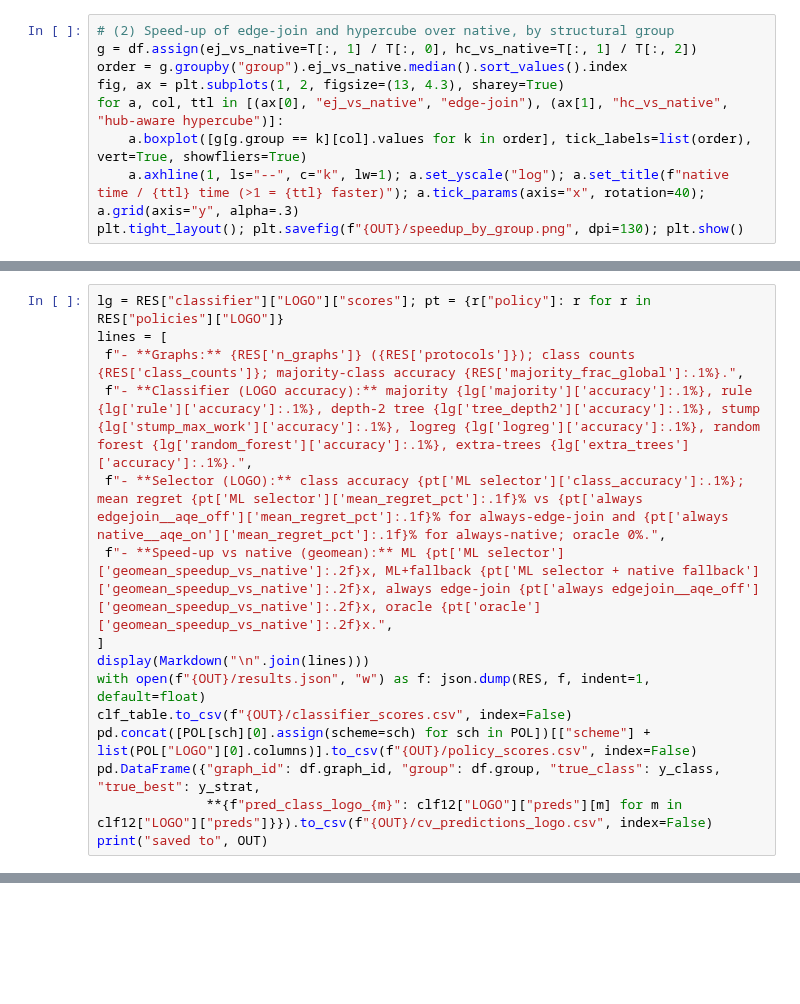
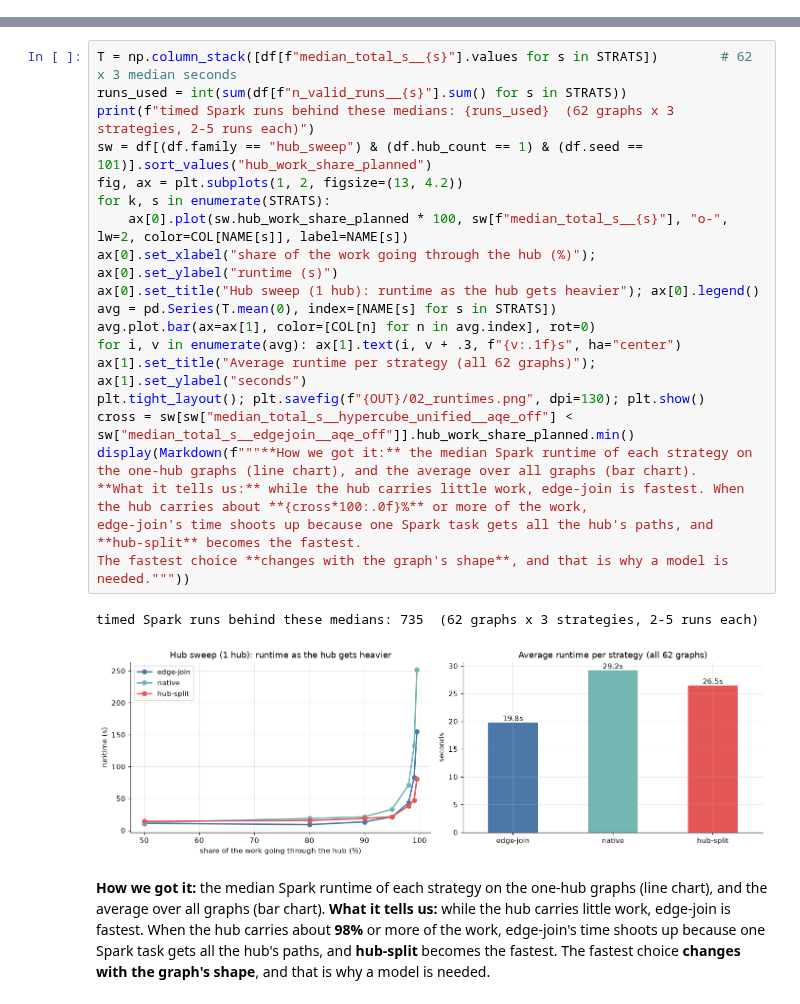
Before and after one commit to Harshil24Agrawal/big-data, a Jupyter notebook: notebooks/selector.ipynb, the cells around one changed output, grey strips where cells are left out. Cells and saved outputs as stored; diff of their text form; blank space fills up the shorter version.

```diff
--- a/notebooks/selector.ipynb
+++ b/notebooks/selector.ipynb
@@ -514,9 +0,0 @@ plt.tight_layout(); plt.savefig(f"{OUT}/feature_space.png", dpi=130); plt.show()
-# %%
-# (2) Speed-up of edge-join and hypercube over native, by structural group
-g = df.assign(ej_vs_native=T[:, 1] / T[:, 0], hc_vs_native=T[:, 1] / T[:, 2])
-order = g.groupby("group").ej_vs_native.median().sort_values().index
-fig, ax = plt.subplots(1, 2, figsize=(13, 4.3), sharey=True)
-for a, col, ttl in [(ax[0], "ej_vs_native", "edge-join"), (ax[1], "hc_vs_native", "hub-aware hypercube")]:
-    a.boxplot([g[g.group == k][col].values for k in order], tick_labels=list(order), vert=True, showfliers=True)
-    a.axhline(1, ls="--", c="k", lw=1); a.set_yscale("log"); a.set_title(f"native time / {ttl} time (>1 = {ttl} faster)"); a.tick_params(axis="x", rotation=40); a.grid(axis="y", alpha=.3)
-plt.tight_layout(); plt.savefig(f"{OUT}/speedup_by_group.png", dpi=130); plt.show()
@@ -565,15 +0,0 @@ plt.tight_layout(); plt.savefig(f"{OUT}/correlations_and_errors.png", dpi=130);
-# %%
-lg = RES["classifier"]["LOGO"]["scores"]; pt = {r["policy"]: r for r in RES["policies"]["LOGO"]}
-lines = [
- f"- **Graphs:** {RES['n_graphs']} ({RES['protocols']}); class counts {RES['class_counts']}; majority-class accuracy {RES['majority_frac_global']:.1%}.",
- f"- **Classifier (LOGO accuracy):** majority {lg['majority']['accuracy']:.1%}, rule {lg['rule']['accuracy']:.1%}, depth-2 tree {lg['tree_depth2']['accuracy']:.1%}, stump {lg['stump_max_work']['accuracy']:.1%}, logreg {lg['logreg']['accuracy']:.1%}, random forest {lg['random_forest']['accuracy']:.1%}, extra-trees {lg['extra_trees']['accuracy']:.1%}.",
- f"- **Selector (LOGO):** class accuracy {pt['ML selector']['class_accuracy']:.1%}; mean regret {pt['ML selector']['mean_regret_pct']:.1f}% vs {pt['always edgejoin__aqe_off']['mean_regret_pct']:.1f}% for always-edge-join and {pt['always native__aqe_on']['mean_regret_pct']:.1f}% for always-native; oracle 0%.",
- f"- **Speed-up vs native (geomean):** ML {pt['ML selector']['geomean_speedup_vs_native']:.2f}x, ML+fallback {pt['ML selector + native fallback']['geomean_speedup_vs_native']:.2f}x, always edge-join {pt['always edgejoin__aqe_off']['geomean_speedup_vs_native']:.2f}x, oracle {pt['oracle']['geomean_speedup_vs_native']:.2f}x.",
-]
-display(Markdown("\n".join(lines)))
-with open(f"{OUT}/results.json", "w") as f: json.dump(RES, f, indent=1, default=float)
-clf_table.to_csv(f"{OUT}/classifier_scores.csv", index=False)
-pd.concat([POL[sch][0].assign(scheme=sch) for sch in POL])[["scheme"] + list(POL["LOGO"][0].columns)].to_csv(f"{OUT}/policy_scores.csv", index=False)
-pd.DataFrame({"graph_id": df.graph_id, "group": df.group, "true_class": y_class, "true_best": y_strat,
-              **{f"pred_class_logo_{m}": clf12["LOGO"]["preds"][m] for m in clf12["LOGO"]["preds"]}}).to_csv(f"{OUT}/cv_predictions_logo.csv", index=False)
-print("saved to", OUT)
@@ -754,0 +144,27 @@ REPRODUCED: all 101 key numbers match expected_results.json
+# %%
+T = np.column_stack([df[f"median_total_s__{s}"].values for s in STRATS])        # 62 x 3 median seconds
+runs_used = int(sum(df[f"n_valid_runs__{s}"].sum() for s in STRATS))
+print(f"timed Spark runs behind these medians: {runs_used}  (62 graphs x 3 strategies, 2-5 runs each)")
+sw = df[(df.family == "hub_sweep") & (df.hub_count == 1) & (df.seed == 101)].sort_values("hub_work_share_planned")
+fig, ax = plt.subplots(1, 2, figsize=(13, 4.2))
+for k, s in enumerate(STRATS):
+    ax[0].plot(sw.hub_work_share_planned * 100, sw[f"median_total_s__{s}"], "o-", lw=2, color=COL[NAME[s]], label=NAME[s])
+ax[0].set_xlabel("share of the work going through the hub (%)"); ax[0].set_ylabel("runtime (s)")
+ax[0].set_title("Hub sweep (1 hub): runtime as the hub gets heavier"); ax[0].legend()
+avg = pd.Series(T.mean(0), index=[NAME[s] for s in STRATS])
+avg.plot.bar(ax=ax[1], color=[COL[n] for n in avg.index], rot=0)
+for i, v in enumerate(avg): ax[1].text(i, v + .3, f"{v:.1f}s", ha="center")
+ax[1].set_title("Average runtime per strategy (all 62 graphs)"); ax[1].set_ylabel("seconds")
+plt.tight_layout(); plt.savefig(f"{OUT}/02_runtimes.png", dpi=130); plt.show()
+cross = sw[sw["median_total_s__hypercube_unified__aqe_off"] < sw["median_total_s__edgejoin__aqe_off"]].hub_work_share_planned.min()
+display(Markdown(f"""**How we got it:** the median Spark runtime of each strategy on the one-hub graphs (line chart), and the average over all graphs (bar chart).
+**What it tells us:** while the hub carries little work, edge-join is fastest. When the hub carries about **{cross*100:.0f}%** or more of the work,
+edge-join's time shoots up because one Spark task gets all the hub's paths, and **hub-split** becomes the fastest.
+The fastest choice **changes with the graph's shape**, and that is why a model is needed."""))
+# %% [output]
+timed Spark runs behind these medians: 735  (62 graphs x 3 strategies, 2-5 runs each)
+[figure, added]
+**How we got it:** the median Spark runtime of each strategy on the one-hub graphs (line chart), and the average over all graphs (bar chart).
+**What it tells us:** while the hub carries little work, edge-join is fastest. When the hub carries about **98%** or more of the work,
+edge-join's time shoots up because one Spark task gets all the hub's paths, and **hub-split** becomes the fastest.
+The fastest choice **changes with the graph's shape**, and that is why a model is needed.
```
Also changed, not shown: parts of 69 cells of this notebook, 17 other files.
